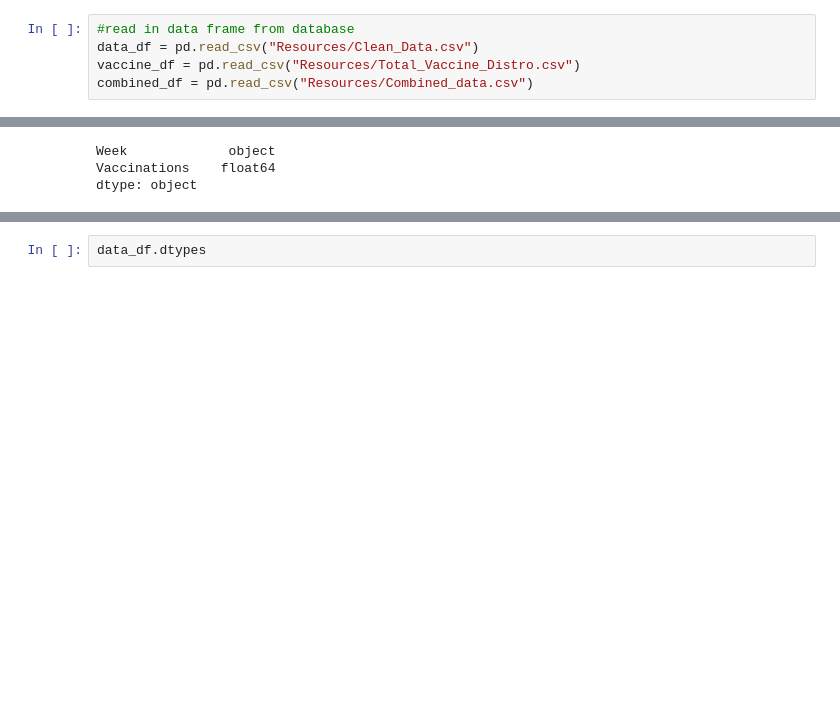
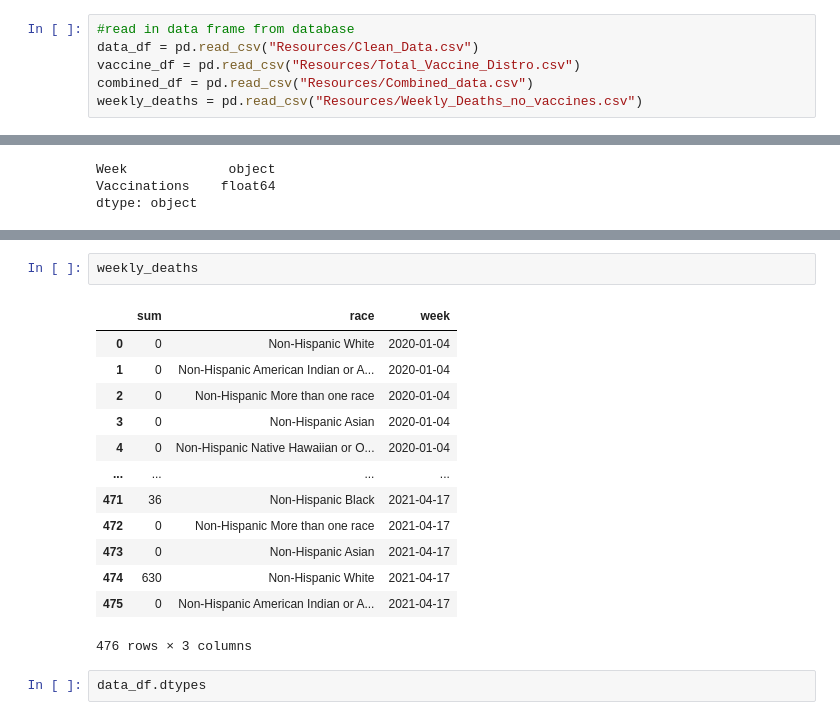
Before and after one commit to itsjonlau/Final-Project, a Jupyter notebook: Lauren/dev/Analyzing_Data.ipynb, the cells around one changed output, grey strips where cells are left out. Cells and saved outputs as stored; diff of their text form; blank space fills up the shorter version.

```diff
--- a/Lauren/dev/Analyzing_Data.ipynb
+++ b/Lauren/dev/Analyzing_Data.ipynb
@@ -9,6 +9,7 @@ import matplotlib.pyplot as plt
 data_df = pd.read_csv("Resources/Clean_Data.csv")
 vaccine_df = pd.read_csv("Resources/Total_Vaccine_Distro.csv")
 combined_df = pd.read_csv("Resources/Combined_data.csv")
+weekly_deaths = pd.read_csv("Resources/Weekly_Deaths_no_vaccines.csv")
 # %%
 vaccine_df.dtypes
 # %% [output]
@@ -18,3 +35,19 @@ dtype: object
+# %%
+weekly_deaths
+# %% [output]
+|  | sum | race | week |
+| 0 | 0 | Non-Hispanic White | 2020-01-04 |
+| 1 | 0 | Non-Hispanic American Indian or A... | 2020-01-04 |
+| 2 | 0 | Non-Hispanic More than one race | 2020-01-04 |
+| 3 | 0 | Non-Hispanic Asian | 2020-01-04 |
+| 4 | 0 | Non-Hispanic Native Hawaiian or O... | 2020-01-04 |
+| ... | ... | ... | ... |
+| 471 | 36 | Non-Hispanic Black | 2021-04-17 |
+| 472 | 0 | Non-Hispanic More than one race | 2021-04-17 |
+| 473 | 0 | Non-Hispanic Asian | 2021-04-17 |
+| 474 | 630 | Non-Hispanic White | 2021-04-17 |
+| 475 | 0 | Non-Hispanic American Indian or A... | 2021-04-17 |
+476 rows × 3 columns
 # %%
 data_df.dtypes
 # %% [output]
```
Also changed, not shown: parts of 1 cell of this notebook, 3 other files.
